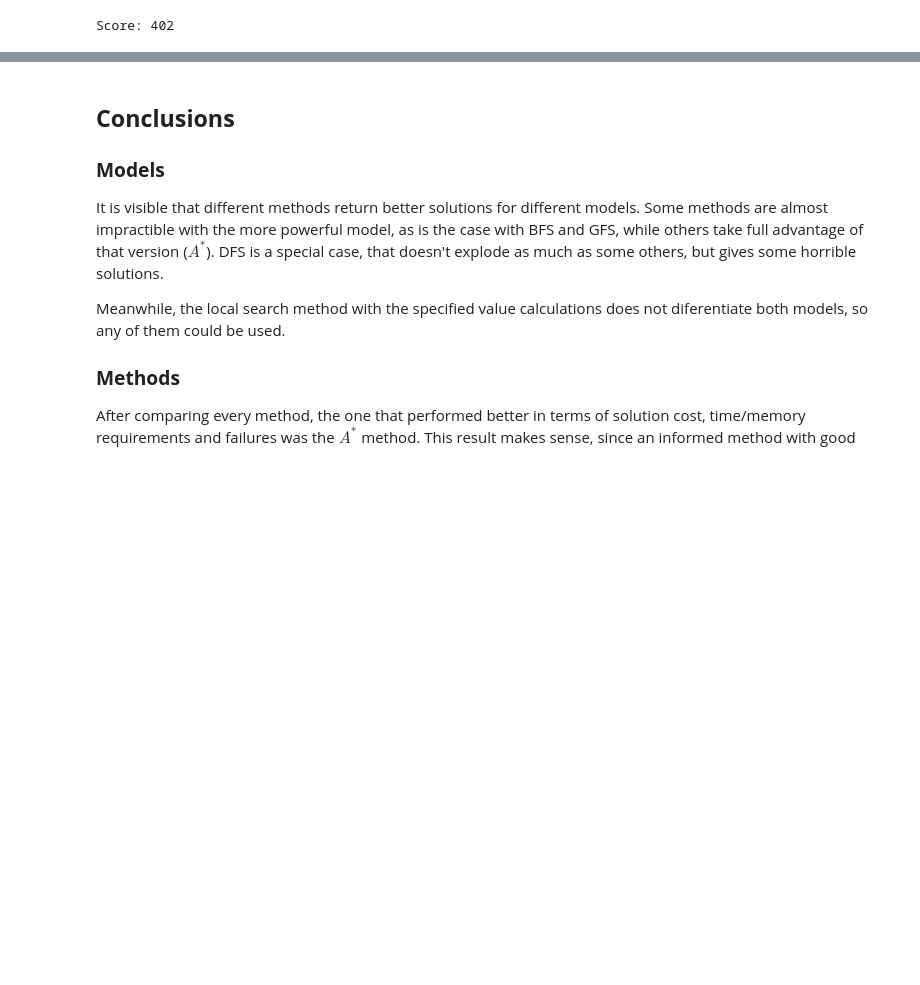
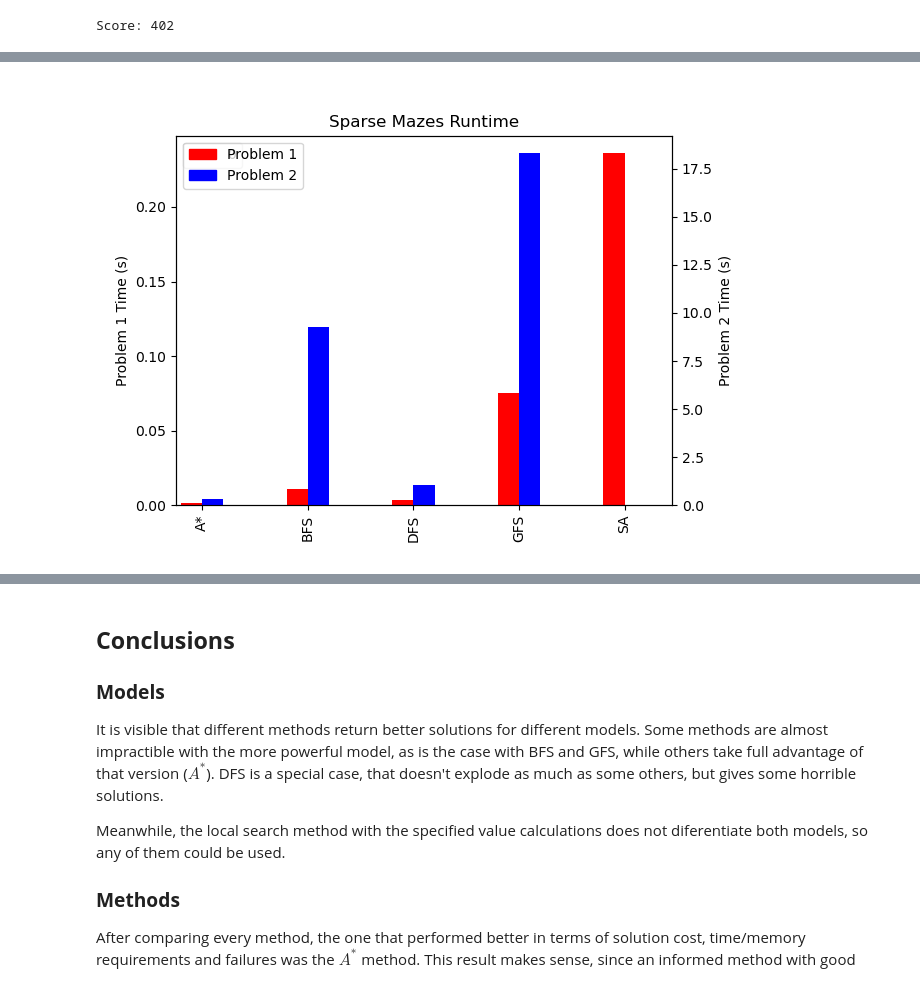
Before and after one commit to VFerrari/IntroductionToAI, a Jupyter notebook: project1.ipynb, the cells around one changed output, grey strips where cells are left out. Cells and saved outputs as stored; diff of their text form; code cells hidden in the pictures; blank space fills up the shorter version.

```diff
--- a/project1.ipynb
+++ b/project1.ipynb
@@ -1629,0 +1636,4 @@ The simulated annealing method had more interesting results since, contrary to t
+# %%
+Image('images/sparse_mazes_runtime.png')
+# %% [output]
+[figure, added]
```
Also changed, not shown: parts of 4 cells of this notebook.
